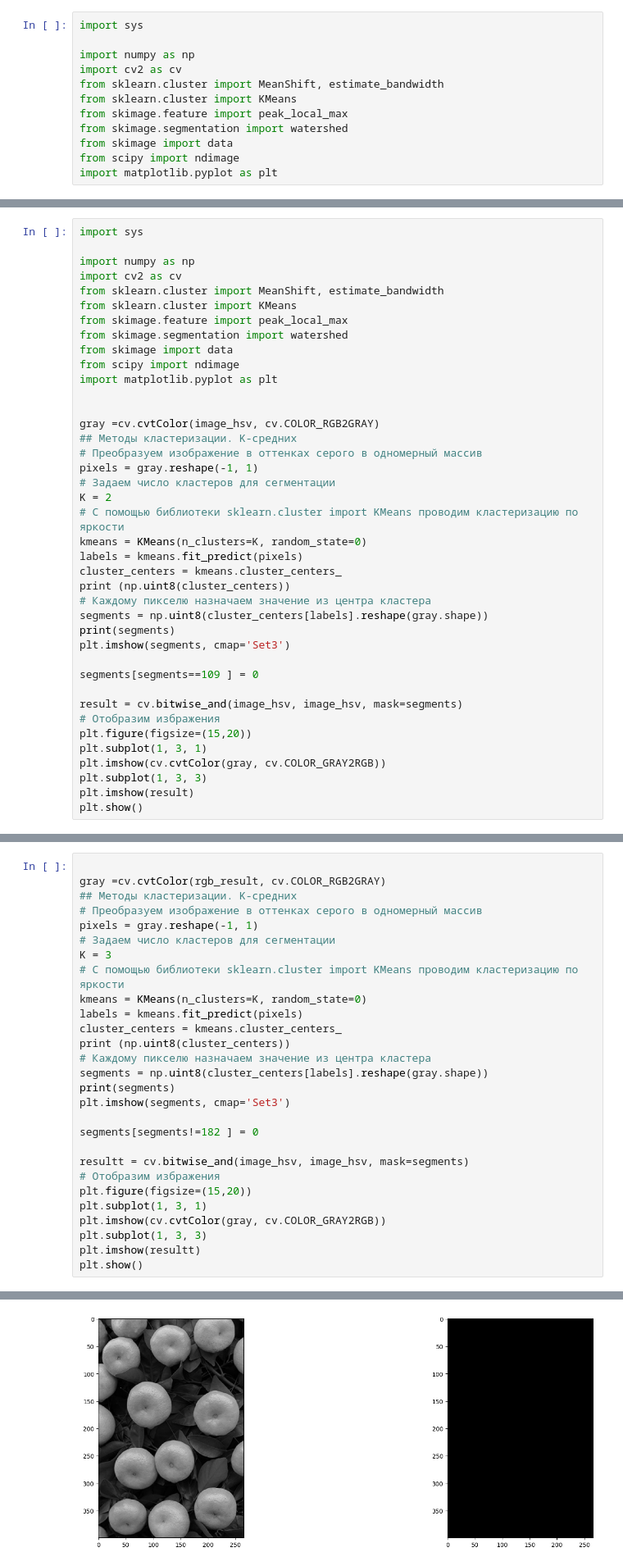
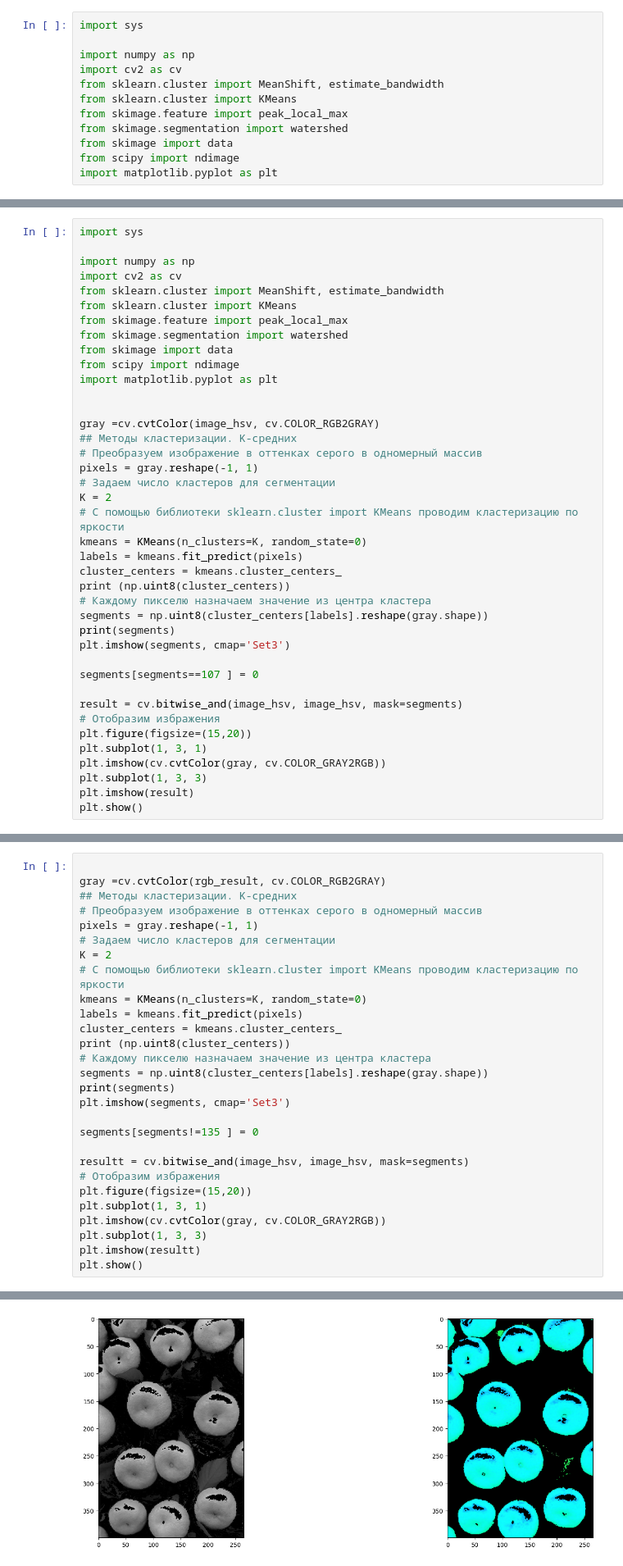
Before and after one commit to Zuzla/ImageProcessingOpenCV, a Jupyter notebook: lab6/lab6.ipynb, the cells around one changed output, grey strips where cells are left out. Shown at 82% size. Saved outputs shown, nothing was run; the diff lists cells and outputs as text.

```diff
--- a/lab6/lab6.ipynb
+++ b/lab6/lab6.ipynb
@@ -56,7 +54,7 @@ segments = np.uint8(cluster_centers[labels].reshape(gray.shape))
 print(segments)
 plt.imshow(segments, cmap='Set3')
 
-segments[segments==109 ] = 0
+segments[segments==107 ] = 0
 
 result = cv.bitwise_and(image_hsv, image_hsv, mask=segments)
 # Отобразим избражения
@@ -91,7 +89,7 @@ gray =cv.cvtColor(rgb_result, cv.COLOR_RGB2GRAY)
 # Преобразуем изображение в оттенках серого в одномерный массив
 pixels = gray.reshape(-1, 1)
 # Задаем число кластеров для сегментации
-K = 3
+K = 2
 # С помощью библиотеки sklearn.cluster import KMeans проводим кластеризацию по яркости
 kmeans = KMeans(n_clusters=K, random_state=0)
 labels = kmeans.fit_predict(pixels)
@@ -102,7 +100,7 @@ segments = np.uint8(cluster_centers[labels].reshape(gray.shape))
 print(segments)
 plt.imshow(segments, cmap='Set3')
 
-segments[segments!=182 ] = 0
+segments[segments!=135 ] = 0
 
 resultt = cv.bitwise_and(image_hsv, image_hsv, mask=segments)
 # Отобразим избражения
@@ -127,4 +124,4 @@ plt.show()
-[figure, old version]
+[figure, new version]
 # %%
 rgb_result =cv.cvtColor(resultt, cv.COLOR_HSV2RGB)
 plt.imshow(rgb_result)
```
Also changed, not shown: parts of 5 cells of this notebook, 1 other file.
